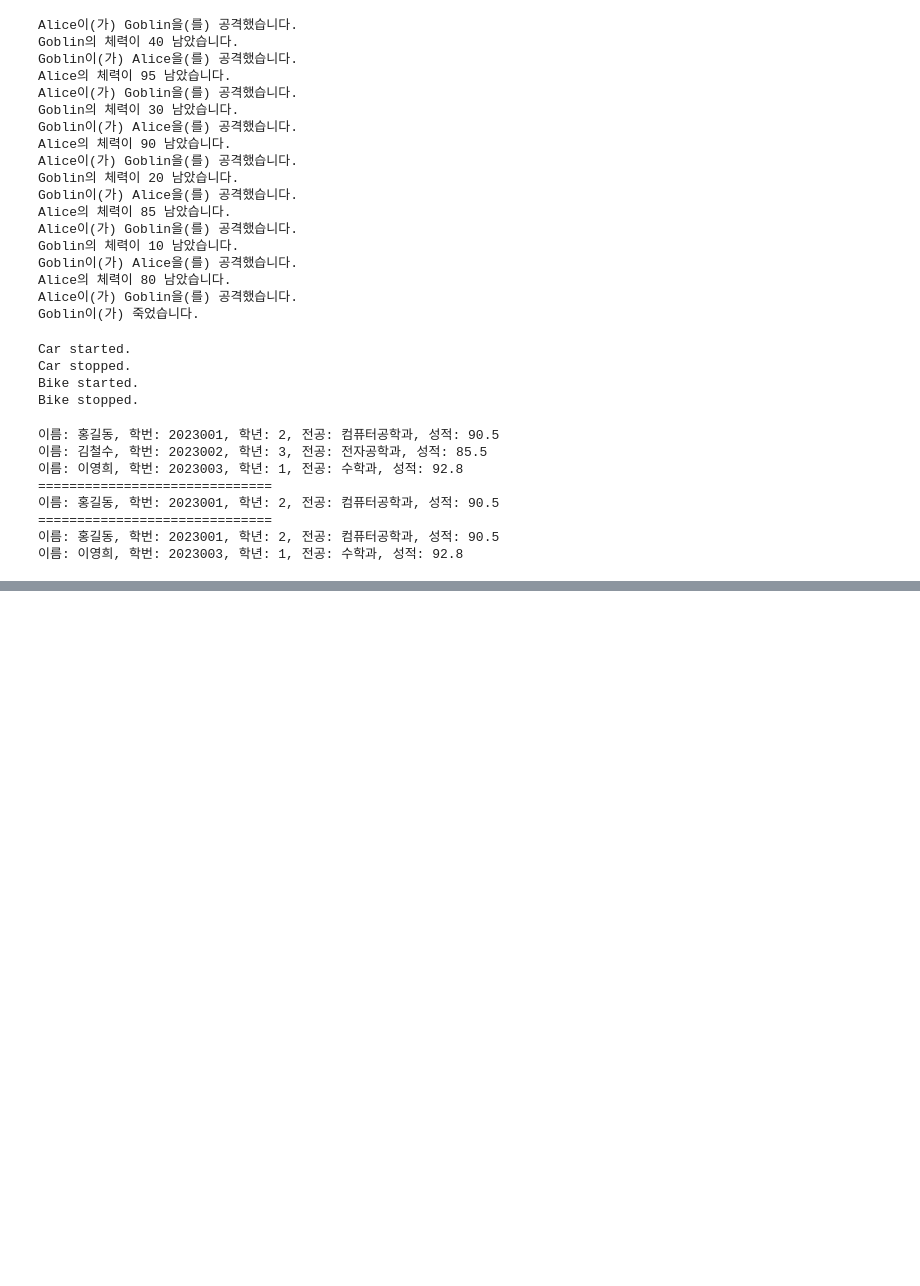
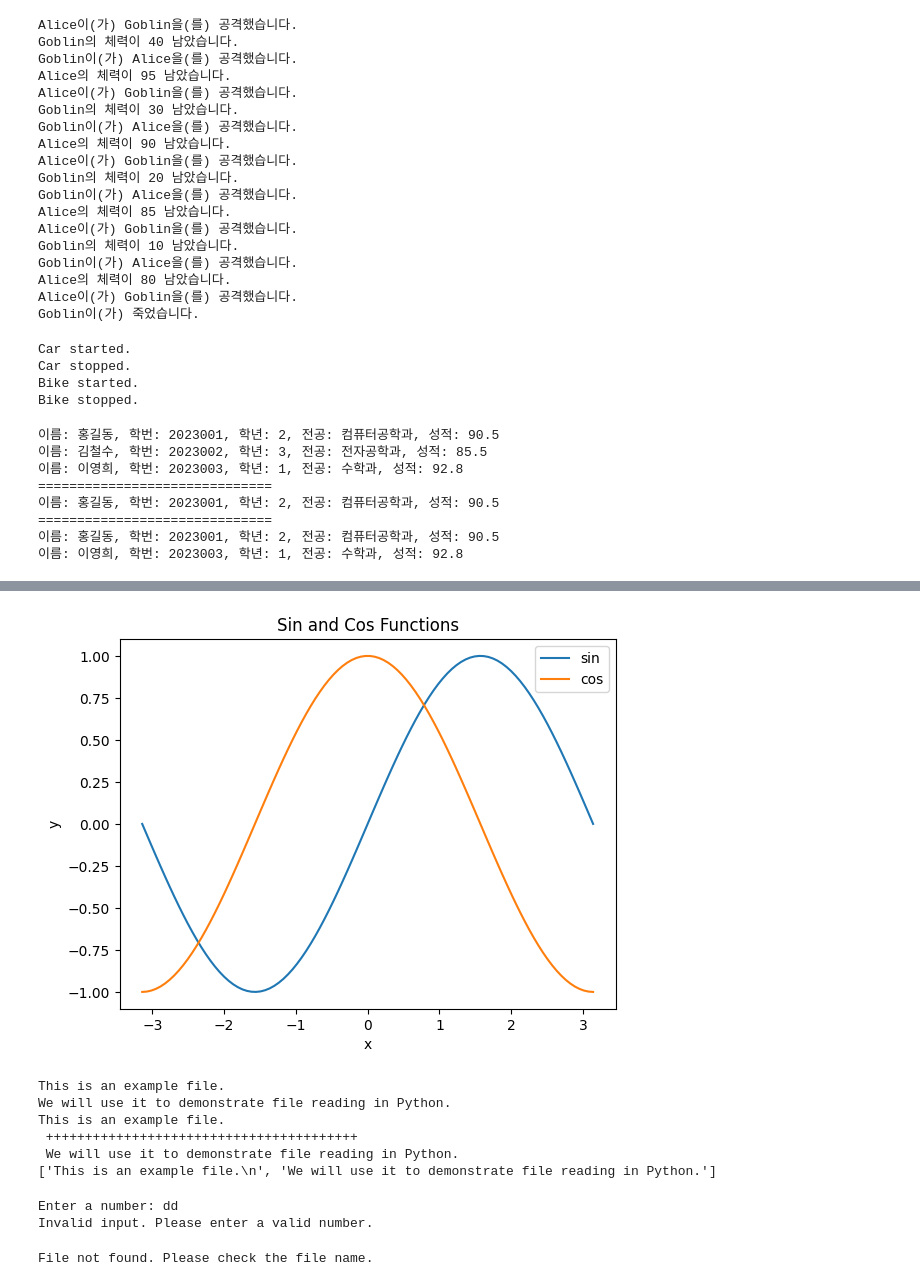
Before and after one commit to housekjh1/study-python, a Jupyter notebook: K디지털4기_1.ipynb, the cells around one changed output, grey strips where cells are left out. Cells and saved outputs as stored; diff of their text form; code cells hidden in the pictures; blank space fills up the shorter version.

```diff
--- a/K디지털4기_1.ipynb
+++ b/K디지털4기_1.ipynb
@@ -1667,0 +1731,42 @@ student_M.show_all_students()
+# %%
+import matplotlib.pyplot as plt
+import numpy as np
+
+# 데이터 생성
+x = np.linspace(-np.pi, np.pi, 100)
+y_sin = np.sin(x)
+y_cos = np.cos(x)
+
+# 그래프 그리기
+plt.plot(x, y_sin, label='sin')#선그래프
+plt.plot(x, y_cos, label='cos')
+plt.xlabel('x')#그래프 설명
+plt.ylabel('y')
+plt.title('Sin and Cos Functions')#제목
+plt.legend()#범례
+plt.show()
+# %% [output]
+[figure, added]
+# %%
+file = open("example.txt", "r")
+
+c = file.read()
+print(c)
+
+file.seek(0)
+c = file.readline()
+d = file.readline()
+print(c, '+'*40, '\n', d)
+
+file.seek(0)
+c = file.readlines()
+print(c)
+
+file.close()
+# %% [output]
+This is an example file.
+We will use it to demonstrate file reading in Python.
+This is an example file.
+ ++++++++++++++++++++++++++++++++++++++++
+ We will use it to demonstrate file reading in Python.
+['This is an example file.\n', 'We will use it to demonstrate file reading in Python.']
@@ -1667,0 +1778,25 @@ student_M.show_all_students()
+# %%
+number = ''
+try:
+    user_input = input("Enter a number: ")
+    number = int(user_input)
+    print(number)
+except ValueError:
+    print("Invalid input. Please enter a valid number.")
+# %% [output]
+Enter a number: dd
+Invalid input. Please enter a valid number.
+# %%
+try:
+    file = open("example1.txt", "r")
+    content = file.read()
+except FileNotFoundError:
+    print("File not found. Please check the file name.")
+except PermissionError:
+    print("Permission denied. You don't have the required permission to read this file.")
+else:
+    print("File content:")
+    print(content)
+    file.close()
+# %% [output]
+File not found. Please check the file name.
```
Also changed, not shown: parts of 8 cells of this notebook.
